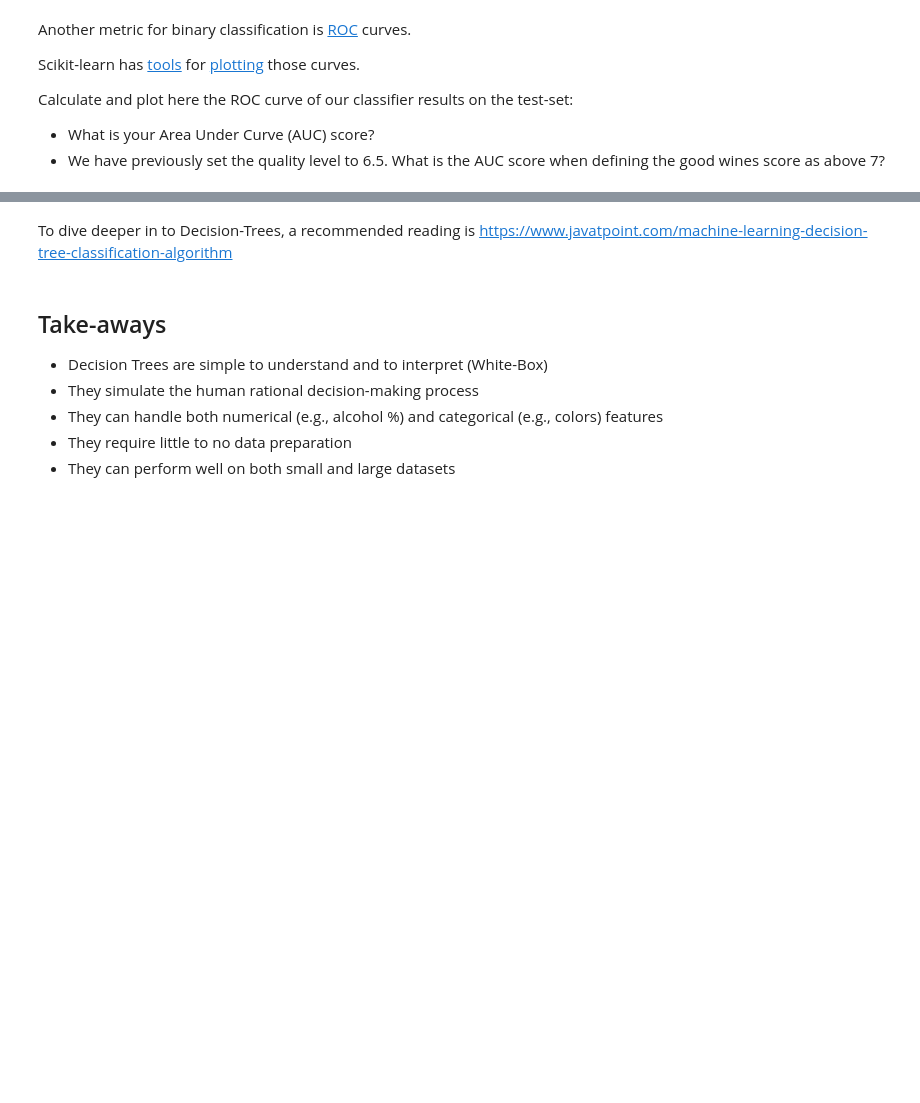
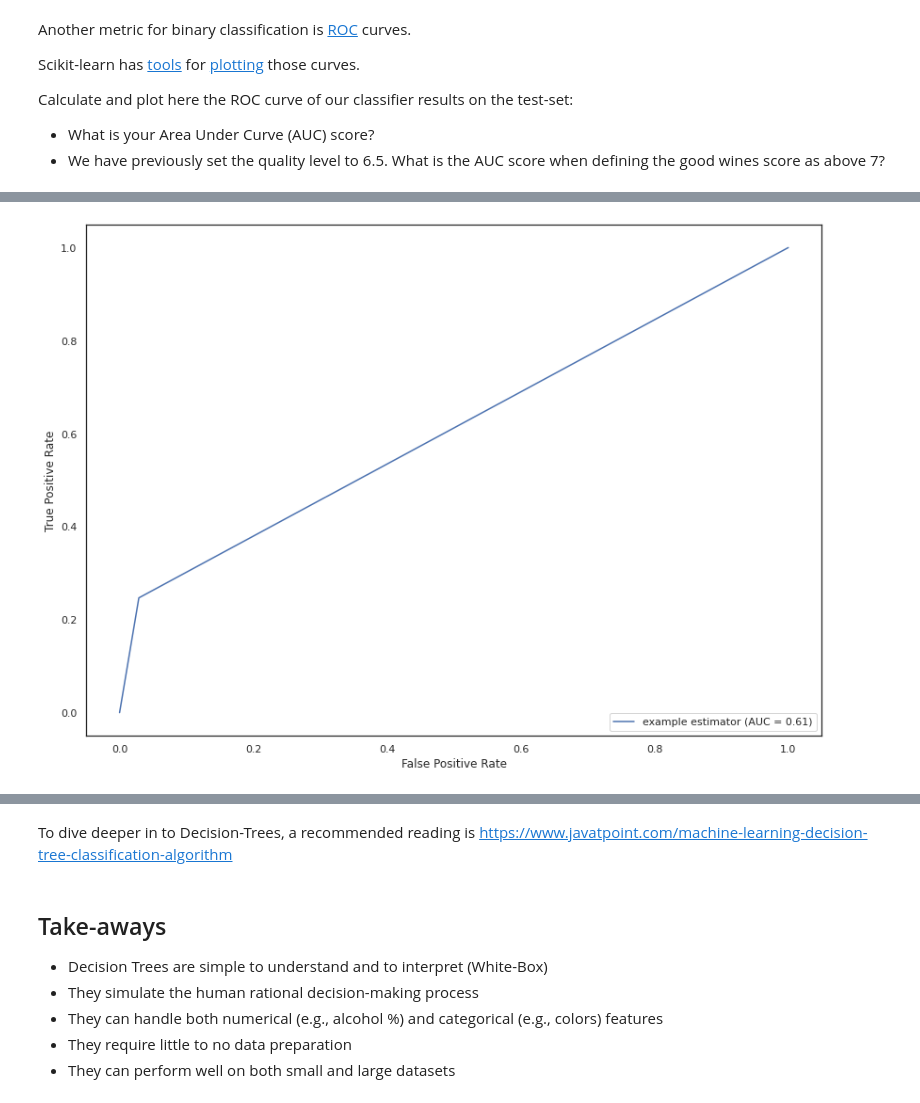
Before and after one commit to liadmagen/Modeling_course, a Jupyter notebook: exercises_notebooks_solutions/01_wine_tasting_decision_tree.ipynb, the cells around one changed output, grey strips where cells are left out. Saved outputs shown, nothing was run; the diff lists cells and outputs as text; code cells hidden in the pictures; blank space fills up the shorter version.

```diff
--- a/exercises_notebooks_solutions/01_wine_tasting_decision_tree.ipynb
+++ b/exercises_notebooks_solutions/01_wine_tasting_decision_tree.ipynb
@@ -347,0 +417,33 @@ Try limiting it to a depth of 3.
+# %%
+### YOUR TURN ###
+# Create and train a DecisionTreeClassifier with entropy instead of the
+# default Gini index.
+# Calculate the F-Score and the AUC with the test-set, and compare it to the
+# previous results
+
+
+
+# First, let's set back the label to 6.5 and get again the train/test that
+# we have previously overriden, so we can compare those results.
+label = df['quality'] > 6.5
+
+X_train, X_test, y_train, y_test = train_test_split(features_df,
+                                                    label,
+                                                    test_size=0.33,
+                                                    random_state=42)
+
+# Now let's change some hyperparameters!
+shallowDecTree = tree.DecisionTreeClassifier(criterion="entropy", max_depth=3)
+
+# and Train it on the data with the new label
+shallowDecTree.fit(X_train, y_train)
+
+# we generate predictions from the test data:
+pred = shallowDecTree.predict(X_test)
+
+# and calculating the AUC score:
+print(f'the auc score is: {roc_auc_score(y_test, pred)}')
+print(classification_report(y_test, pred))
+
+
+#################
@@ -347,0 +460,12 @@ Try limiting it to a depth of 3.
+# %%
+# let's also plot it (just because we can...)
+fpr, tpr, thresholds = roc_curve(y_test, pred)
+roc_auc = auc(fpr, tpr)
+display = RocCurveDisplay(fpr=fpr,
+                          tpr=tpr,
+                          roc_auc=roc_auc,
+                          estimator_name='example estimator')
+display.plot()
+plt.show()
+# %% [output]
+[figure, added]
```
Also changed, not shown: parts of 16 cells of this notebook.
